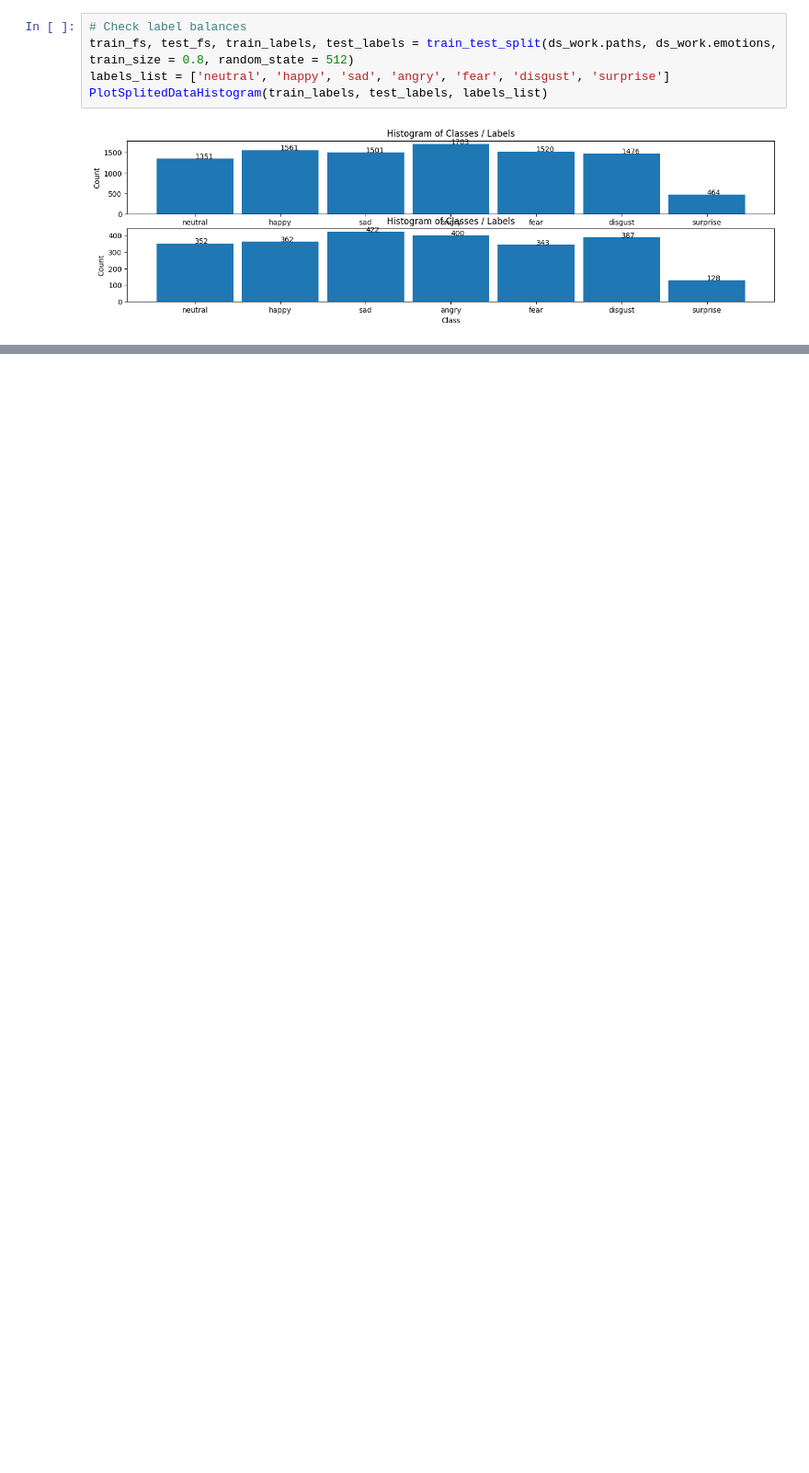
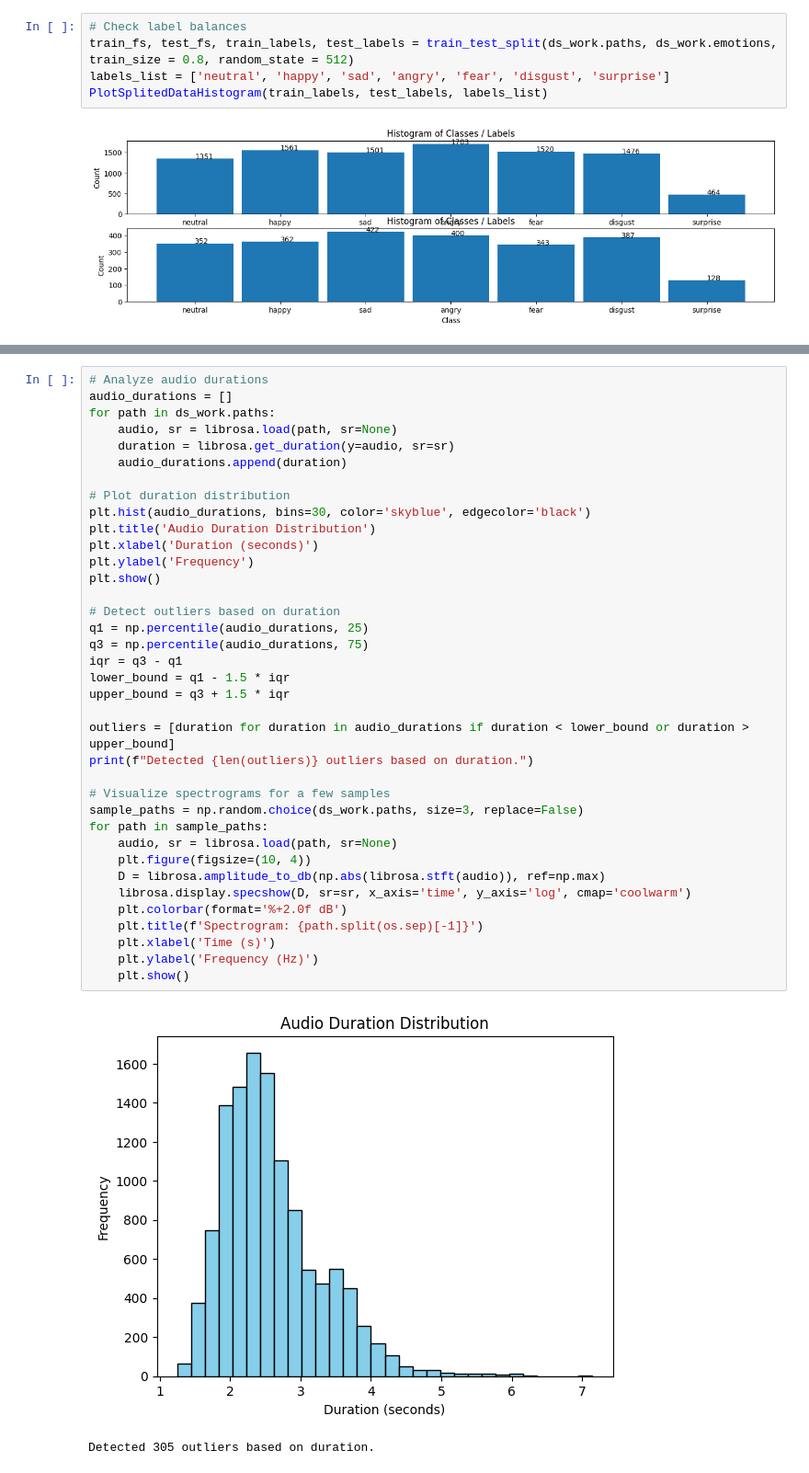
Before and after one commit to VictorMel/SpeechEmotionRecognition, a Jupyter notebook: analysis/01_data_exploration.ipynb, the cells around one changed output, grey strips where cells are left out. Shown at 92% size. Saved outputs shown, nothing was run; the diff lists cells and outputs as text; blank space fills up the shorter version.

```diff
--- a/analysis/01_data_exploration.ipynb
+++ b/analysis/01_data_exploration.ipynb
@@ -333,0 +370,40 @@ PlotSplitedDataHistogram(train_labels, test_labels, labels_list)
+# %%
+# Analyze audio durations
+audio_durations = []
+for path in ds_work.paths:
+    audio, sr = librosa.load(path, sr=None)
+    duration = librosa.get_duration(y=audio, sr=sr)
+    audio_durations.append(duration)
+
+# Plot duration distribution
+plt.hist(audio_durations, bins=30, color='skyblue', edgecolor='black')
+plt.title('Audio Duration Distribution')
+plt.xlabel('Duration (seconds)')
+plt.ylabel('Frequency')
+plt.show()
+
+# Detect outliers based on duration
+q1 = np.percentile(audio_durations, 25)
+q3 = np.percentile(audio_durations, 75)
+iqr = q3 - q1
+lower_bound = q1 - 1.5 * iqr
+upper_bound = q3 + 1.5 * iqr
+
+outliers = [duration for duration in audio_durations if duration < lower_bound or duration > upper_bound]
+print(f"Detected {len(outliers)} outliers based on duration.")
+
+# Visualize spectrograms for a few samples
+sample_paths = np.random.choice(ds_work.paths, size=3, replace=False)
+for path in sample_paths:
+    audio, sr = librosa.load(path, sr=None)
+    plt.figure(figsize=(10, 4))
+    D = librosa.amplitude_to_db(np.abs(librosa.stft(audio)), ref=np.max)
+    librosa.display.specshow(D, sr=sr, x_axis='time', y_axis='log', cmap='coolwarm')
+    plt.colorbar(format='%+2.0f dB')
+    plt.title(f'Spectrogram: {path.split(os.sep)[-1]}')
+    plt.xlabel('Time (s)')
+    plt.ylabel('Frequency (Hz)')
+    plt.show()
+# %% [output]
+[figure, added]
+Detected 305 outliers based on duration.
```
Also changed, not shown: parts of 34 cells of this notebook, 1 other file.
